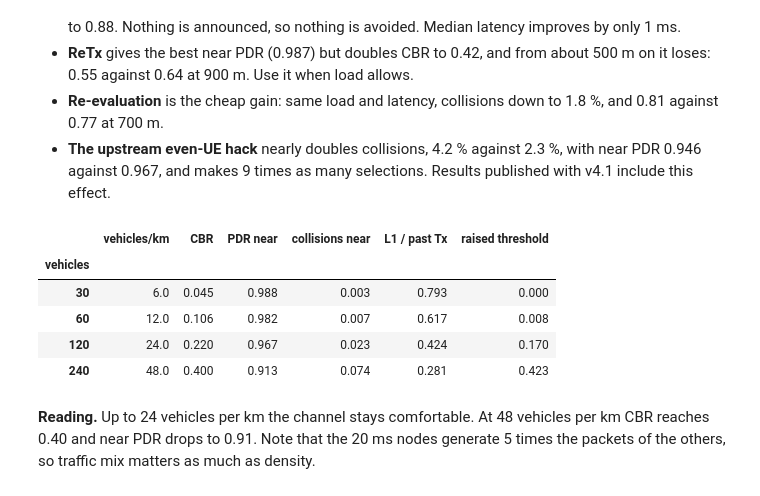
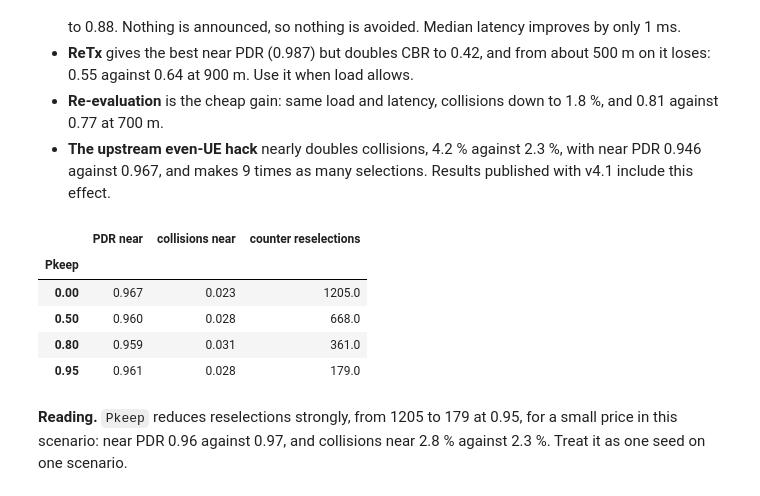
Before and after one commit to 0had0/MoReV2X, a Jupyter notebook: docs/notebooks/02_mode2_resource_allocation.ipynb, the cells around one changed output. Cells and saved outputs as stored; diff of their text form; code cells hidden in the pictures.

```diff
--- a/docs/notebooks/02_mode2_resource_allocation.ipynb
+++ b/docs/notebooks/02_mode2_resource_allocation.ipynb
@@ -362,22 +362,20 @@ plt.tight_layout()
 - **Re-evaluation** is the cheap gain: same load and latency, collisions down to 1.8 %, and 0.81 against 0.77 at 700 m.
 - **The upstream even-UE hack** nearly doubles collisions, 4.2 % against 2.3 %, with near PDR 0.946 against 0.967, and makes 9 times as many selections. Results published with v4.1 include this effect.
 # %%
-density = {n_: mr.simulate(f"density{n_}", f"--Vehicles={n_}", "--simTime=10", "--mcs=13", "--seed=1", "--Periodic") for n_ in (30, 60, 240)}
-density[120] = sweep[-128]
+keep = {0.0: sweep[-128]}
+keep.update({p: mr.simulate(f"pkeep{int(p * 100)}", *base, f"--pkeep={p}") for p in (0.5, 0.8, 0.95)})
 rows = {}
-for vehicles in sorted(density):
-    r = density[vehicles]
+for p, r in keep.items():
     near = r.rx[r.rx.distance < 300]
-    rows[vehicles] = {"vehicles/km": vehicles / 5, "CBR": r.cbr.cbr.mean(), "PDR near": mr.first_copies(near).decoded.mean(),
-                      "collisions near": (near.lossType == 3).mean(), "L1 / past Tx": (r.ssps.nCSRfinal / r.ssps.nCSRpastTx).mean(),
-                      "raised threshold": (r.ssps.iterations > 1).mean()}
-pd.DataFrame(rows).T.rename_axis("vehicles").round(3)
+    rows[p] = {"PDR near": mr.first_copies(near).decoded.mean(), "collisions near": (near.lossType == 3).mean(),
+               "counter reselections": int(r.reservations.counterReselections.sum())}
+pd.DataFrame(rows).T.rename_axis("Pkeep").round(3)
 # %% [output]
-|  | vehicles/km | CBR | PDR near | collisions near | L1 / past Tx | raised threshold |
-| vehicles |  |  |  |  |  |  |
-| 30 | 6.0 | 0.045 | 0.988 | 0.003 | 0.793 | 0.000 |
-| 60 | 12.0 | 0.106 | 0.982 | 0.007 | 0.617 | 0.008 |
-| 120 | 24.0 | 0.220 | 0.967 | 0.023 | 0.424 | 0.170 |
-| 240 | 48.0 | 0.400 | 0.913 | 0.074 | 0.281 | 0.423 |
+|  | PDR near | collisions near | counter reselections |
+| Pkeep |  |  |  |
+| 0.00 | 0.967 | 0.023 | 1205.0 |
+| 0.50 | 0.960 | 0.028 | 668.0 |
+| 0.80 | 0.959 | 0.031 | 361.0 |
+| 0.95 | 0.961 | 0.028 | 179.0 |
 # %% [markdown]
-**Reading.** Up to 24 vehicles per km the channel stays comfortable. At 48 vehicles per km CBR reaches 0.40 and near PDR drops to 0.91. Note that the 20 ms nodes generate 5 times the packets of the others, so traffic mix matters as much as density.
+**Reading.** `Pkeep` reduces reselections strongly, from 1205 to 179 at 0.95, for a small price in this scenario: near PDR 0.96 against 0.97, and collisions near 2.8 % against 2.3 %. Treat it as one seed on one scenario.
```
Also changed, not shown: parts of 13 cells of this notebook, 11 other files.
